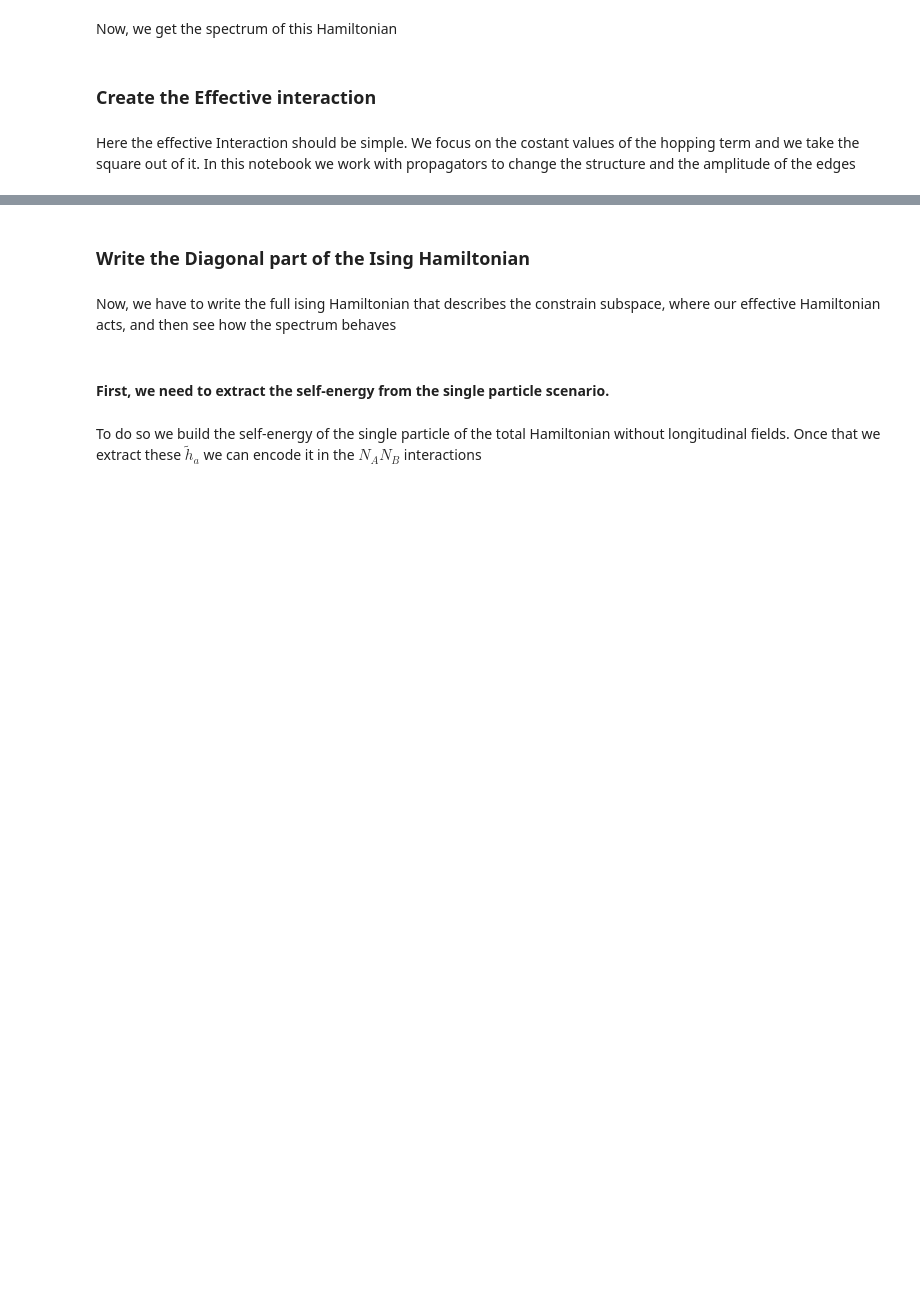
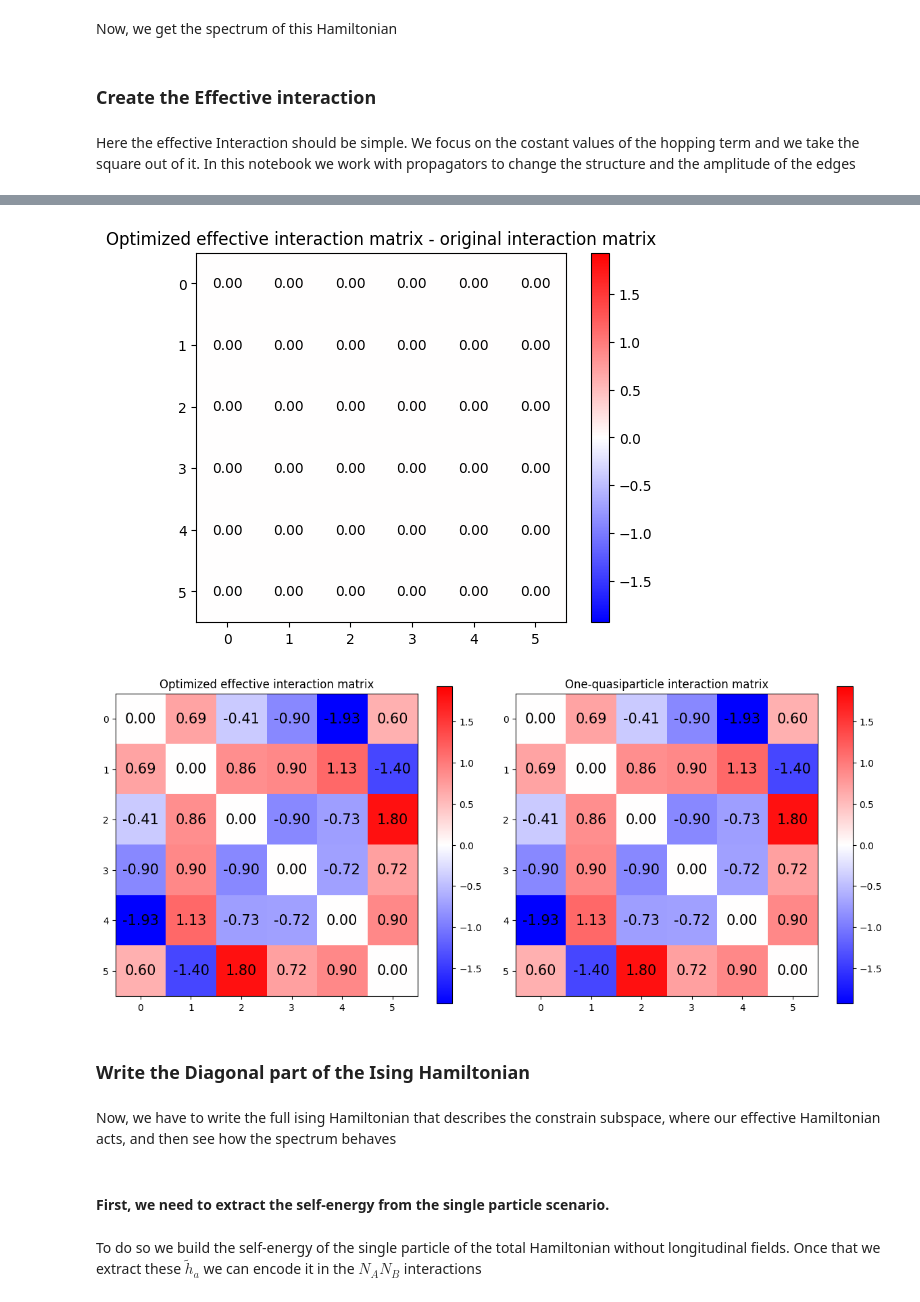
Before and after one commit to emacosta95/Gadget4NSMForQuantumSimulators, a Jupyter notebook: GadgetO20.ipynb, the cells around one changed output, grey strips where cells are left out. Drawn from its saved outputs; the diff is of its cells as text; code cells hidden in the pictures; blank space fills up the shorter version.

```diff
--- a/GadgetO20.ipynb
+++ b/GadgetO20.ipynb
@@ -158,0 +301,11 @@ plt.show()
+# %%
+opt = EffectiveInteractionOptimizer2ndVersion(n_qubits)
+
+# Stage 1 (uncomment to refit d from scratch instead of using a fixed d_star):
+d_opt, res1 = opt.optimize_rank1(g_matrix)
+
+# Stage 2: alpha_AB and c_AB on top of the fixed d_star
+alpha_matrix, c_matrix, report, g_corrected = opt.get_alpha_and_c(g_matrix, d_opt)
+opt.print_report(g_matrix, d_opt, alpha_matrix, c_matrix, report)
+
+c_matrix[np.abs(c_matrix) > 2] = np.abs(c_matrix[np.abs(c_matrix) > 2])
@@ -159,3 +333,54 @@ plt.show()
+# %%
+plt.imshow(
+    g_corrected - g_matrix,
+    cmap="bwr",
+    vmin=-np.max(np.abs(g_matrix)),
+    vmax=np.max(np.abs(g_matrix)),
+)
+for i in range(n_qubits):
+    for j in range(n_qubits):
+        plt.text(
+            j,
+            i,
+            f"{g_corrected[i,j]-g_matrix[i,j]:.2f}",
+            ha="center",
+            va="center",
+            color="black",
+        )
+plt.colorbar()
+plt.title("Optimized effective interaction matrix - original interaction matrix")
+plt.show()
+
+fig, axes = plt.subplots(1, 2, figsize=(12, 5))
+
+vmax = np.max(np.abs(g_matrix))
+matrices = [g_corrected, g_matrix]
+titles = [
+    "Optimized effective interaction matrix",
+    "One-quasiparticle interaction matrix",
+]
+
+for ax, mat, title in zip(axes, matrices, titles):
+    im = ax.imshow(mat, cmap="bwr", vmin=-vmax, vmax=vmax)
+    for i in range(n_qubits):
+        for j in range(n_qubits):
+            ax.text(
+                j,
+                i,
+                f"{mat[i,j]:.2f}",
+                ha="center",
+                va="center",
+                color="black",
+                fontsize=15,
+            )
+    plt.colorbar(im, ax=ax)
+    ax.set_title(title)
+
+plt.tight_layout()
+plt.show()
+# %% [output]
+[figure, added]
+[figure, added]
 # %% [markdown]
 ### Write the Diagonal part of the Ising Hamiltonian
 # %% [markdown]
```
Also changed, not shown: parts of 31 cells of this notebook, 20 other files.
